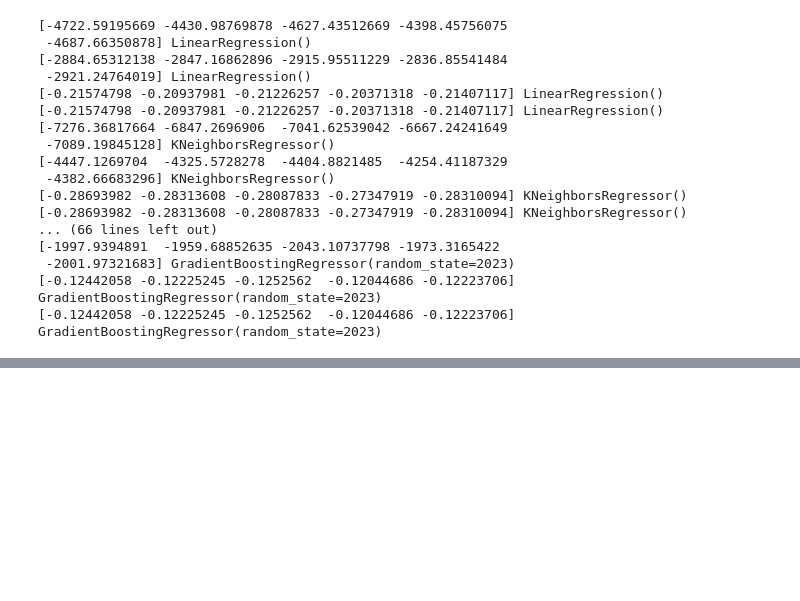
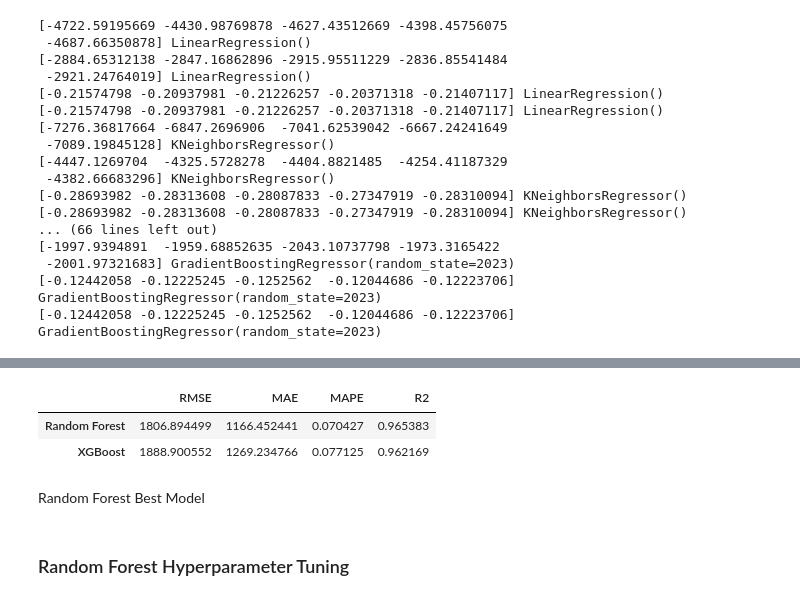
Before and after one commit to d-widyantama/ML-Regression-UsedCarsPrediction-finpro-alpha, a Jupyter notebook: 4. Modeling.ipynb, the cells around one changed output, grey strips where cells are left out. Drawn from its saved outputs; the diff is of its cells as text; code cells hidden in the pictures; blank space fills up the shorter version.

```diff
--- a/4. Modeling.ipynb
+++ b/4. Modeling.ipynb
@@ -259,3 +219,41 @@ pd.DataFrame({
 | 0 | Linear Regression | -4573.427170 | 133.506780 | -2881.175984 | 34.491242 | -0.211035 | 0.004226 | 0.783165 | 0.007581 |
 | 1 | KNN Regressor | -6984.340825 | 209.235042 | -4362.932131 | 66.948334 | -0.281507 | 0.004462 | 0.494363 | 0.016196 |
 | 4 | AdaBoost Regressor | -7510.461249 | 646.901744 | -6522.477025 | 681.642149 | -0.549553 | 0.053805 | 0.411623 | 0.092515 |
+# %%
+# Benchmarking 2 Best Model
+
+rf = RandomForestRegressor(random_state= 2023)
+xgb = XGBRegressor(random_state= 2023)
+
+models = [rf, xgb]
+
+score_rmse = []
+score_mae = []
+score_mape = []
+score_r2 = []
+
+# Finding the best algorithm based on each metrics
+
+for i in models:
+    model = Pipeline([
+        ('preprocessing', transform),
+        ('model', i)
+    ])
+
+    model.fit(xtrain, ytrain)
+    y_pred = model.predict(xtest)
+    score_rmse.append(np.sqrt(mean_squared_error(ytest, y_pred)))
+    score_mae.append(mean_absolute_error(ytest, y_pred))
+    score_mape.append(mean_absolute_percentage_error(ytest, y_pred))
+    score_r2.append(r2_score(ytest, y_pred))
+
+score_before_tuning = pd.DataFrame({'RMSE': score_rmse, 'MAE': score_mae, 'MAPE': score_mape, 'R2': score_r2}, index=['Random Forest', 'XGBoost'])
+score_before_tuning
+# %% [output]
+|  | RMSE | MAE | MAPE | R2 |
+| Random Forest | 1806.894499 | 1166.452441 | 0.070427 | 0.965383 |
+| XGBoost | 1888.900552 | 1269.234766 | 0.077125 | 0.962169 |
+# %% [markdown]
+Random Forest Best Model
+# %% [markdown]
+### Random Forest Hyperparameter Tuning
```
Also changed, not shown: parts of 7 cells of this notebook.
